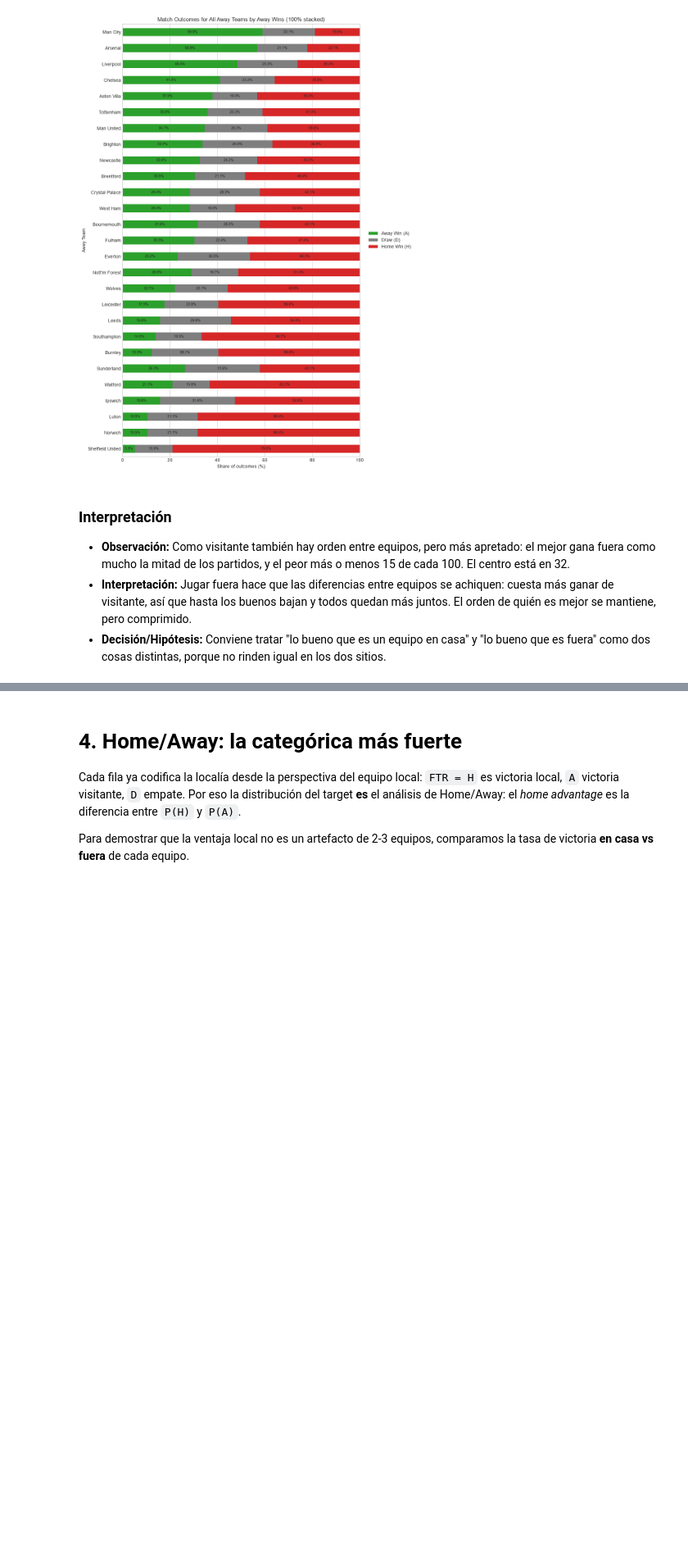
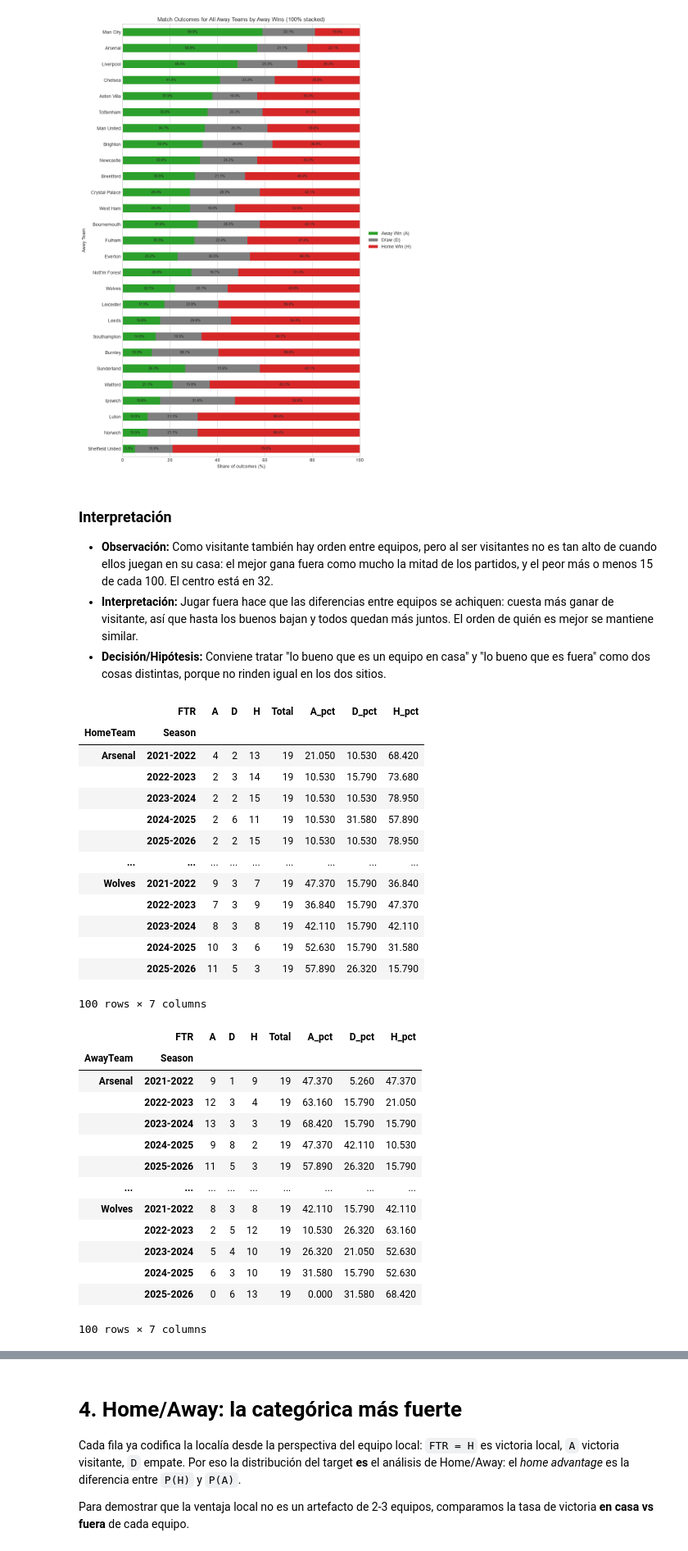
Before and after one commit to errodd/premier_league_football_predictor, a Jupyter notebook: notebooks/EDA.ipynb, the cells around one changed output, grey strips where cells are left out. Shown at 82% size. Saved outputs shown, nothing was run; the diff lists cells and outputs as text; code cells hidden in the pictures; blank space fills up the shorter version.

Commit message:
Base full pero todo en español hay que traducir, quizas cambiar aspectos como definir que es alto, bajo y medio en apoyo, etc y traducir

```diff
--- a/notebooks/EDA.ipynb
+++ b/notebooks/EDA.ipynb
@@ -45,7 +45,7 @@ DATA_FOLDER = "data/processed"
 DATASET_NAME = "premier_league_2021_2026.csv"
 
 MAX_ROWS = 50
-MAX_COLS = None
+MAX_COLS = 50
 
 # Allow execution from either the project root or the notebooks/ directory.
 PROJECT_ROOT = Path.cwd()
@@ -515,14 +519,43 @@ plt.show()
 # %% [markdown]
 ### Interpretación
 
-- **Observación:** Como visitante también hay orden entre equipos, pero más apretado: el mejor gana fuera como mucho la mitad de los partidos, y el peor más o menos 15 de cada 100. El centro está en 32.
-- **Interpretación:** Jugar fuera hace que las diferencias entre equipos se achiquen: cuesta más ganar de visitante, así que hasta los buenos bajan y todos quedan más juntos. El orden de quién es mejor se mantiene, pero comprimido.
+- **Observación:** Como visitante también hay orden entre equipos, pero al ser visitantes no es tan alto de cuando ellos juegan en su casa: el mejor gana fuera como mucho la mitad de los partidos, y el peor más o menos 15 de cada 100. El centro está en 32.
+- **Interpretación:** Jugar fuera hace que las diferencias entre equipos se achiquen: cuesta más ganar de visitante, así que hasta los buenos bajan y todos quedan más juntos. El orden de quién es mejor se mantiene similar.
 - **Decisión/Hipótesis:** Conviene tratar "lo bueno que es un equipo en casa" y "lo bueno que es fuera" como dos cosas distintas, porque no rinden igual en los dos sitios.
 # %%
 home_team_season_summary = match_outcomes_summary( premier_df, [ "HomeTeam", "Season" ], "FTR")
-#display(home_team_season_summary)
+display(home_team_season_summary)
 away_team_season_summary = match_outcomes_summary( premier_df, [ "AwayTeam", "Season" ], "FTR")
-#display(away_team_season_summary)
+display(away_team_season_summary)
+# %% [output]
+|  | FTR | A | D | H | Total | A_pct | D_pct | H_pct |
+| HomeTeam | Season |  |  |  |  |  |  |  |
+| Arsenal | 2021-2022 | 4 | 2 | 13 | 19 | 21.050 | 10.530 | 68.420 |
+|  | 2022-2023 | 2 | 3 | 14 | 19 | 10.530 | 15.790 | 73.680 |
+|  | 2023-2024 | 2 | 2 | 15 | 19 | 10.530 | 10.530 | 78.950 |
+|  | 2024-2025 | 2 | 6 | 11 | 19 | 10.530 | 31.580 | 57.890 |
+|  | 2025-2026 | 2 | 2 | 15 | 19 | 10.530 | 10.530 | 78.950 |
+| ... | ... | ... | ... | ... | ... | ... | ... | ... |
+| Wolves | 2021-2022 | 9 | 3 | 7 | 19 | 47.370 | 15.790 | 36.840 |
+|  | 2022-2023 | 7 | 3 | 9 | 19 | 36.840 | 15.790 | 47.370 |
+|  | 2023-2024 | 8 | 3 | 8 | 19 | 42.110 | 15.790 | 42.110 |
+|  | 2024-2025 | 10 | 3 | 6 | 19 | 52.630 | 15.790 | 31.580 |
+|  | 2025-2026 | 11 | 5 | 3 | 19 | 57.890 | 26.320 | 15.790 |
+100 rows × 7 columns
+|  | FTR | A | D | H | Total | A_pct | D_pct | H_pct |
+| AwayTeam | Season |  |  |  |  |  |  |  |
+| Arsenal | 2021-2022 | 9 | 1 | 9 | 19 | 47.370 | 5.260 | 47.370 |
+|  | 2022-2023 | 12 | 3 | 4 | 19 | 63.160 | 15.790 | 21.050 |
+|  | 2023-2024 | 13 | 3 | 3 | 19 | 68.420 | 15.790 | 15.790 |
+|  | 2024-2025 | 9 | 8 | 2 | 19 | 47.370 | 42.110 | 10.530 |
+|  | 2025-2026 | 11 | 5 | 3 | 19 | 57.890 | 26.320 | 15.790 |
+| ... | ... | ... | ... | ... | ... | ... | ... | ... |
+| Wolves | 2021-2022 | 8 | 3 | 8 | 19 | 42.110 | 15.790 | 42.110 |
+|  | 2022-2023 | 2 | 5 | 12 | 19 | 10.530 | 26.320 | 63.160 |
+|  | 2023-2024 | 5 | 4 | 10 | 19 | 26.320 | 21.050 | 52.630 |
+|  | 2024-2025 | 6 | 3 | 10 | 19 | 31.580 | 15.790 | 52.630 |
+|  | 2025-2026 | 0 | 6 | 13 | 19 | 0.000 | 31.580 | 68.420 |
+100 rows × 7 columns
 # %%
 # Chart 1: home win rate by home team and season
 home_season_pivot = home_team_season_summary["H_pct"].unstack("Season")
```
Also changed, not shown: parts of 20 cells of this notebook.
